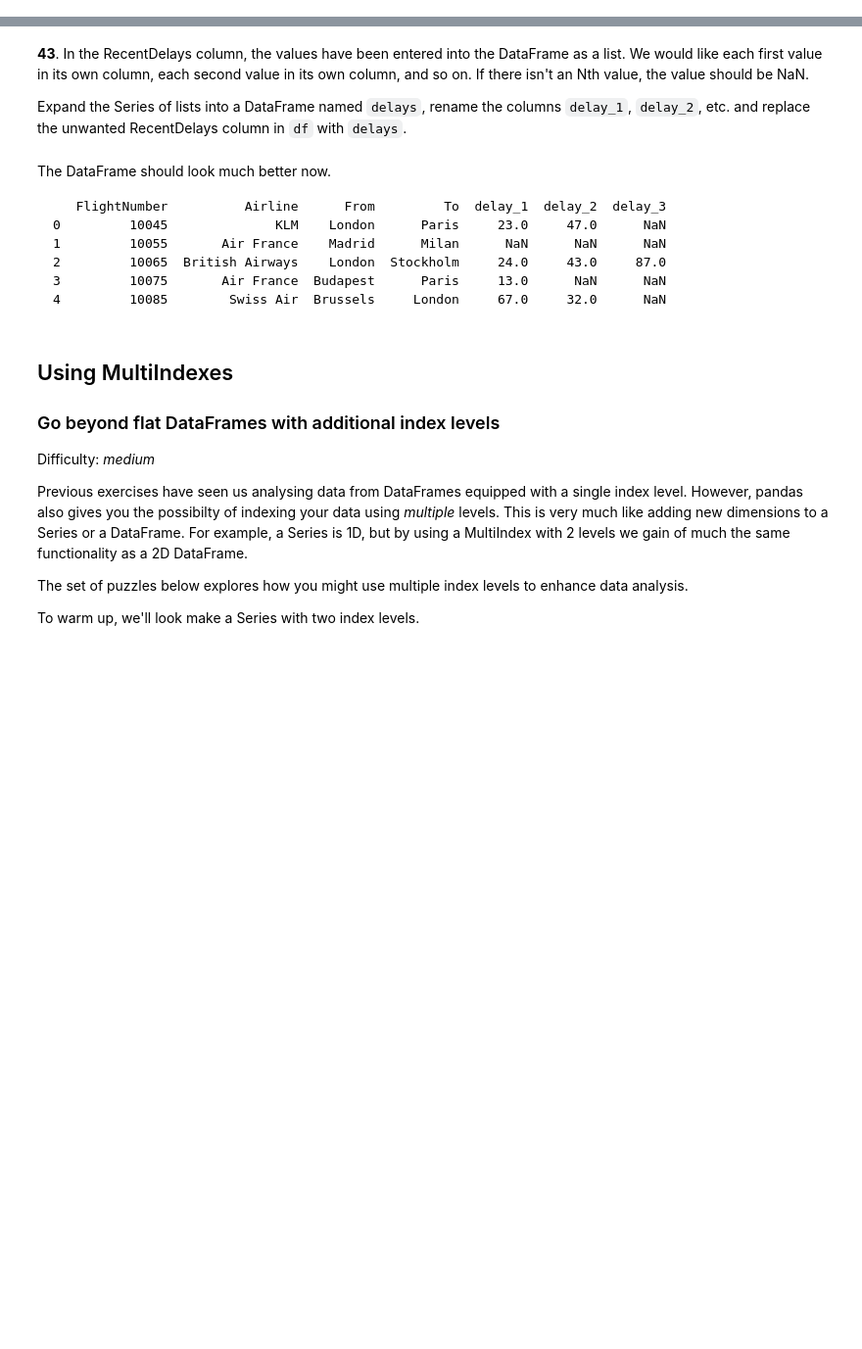
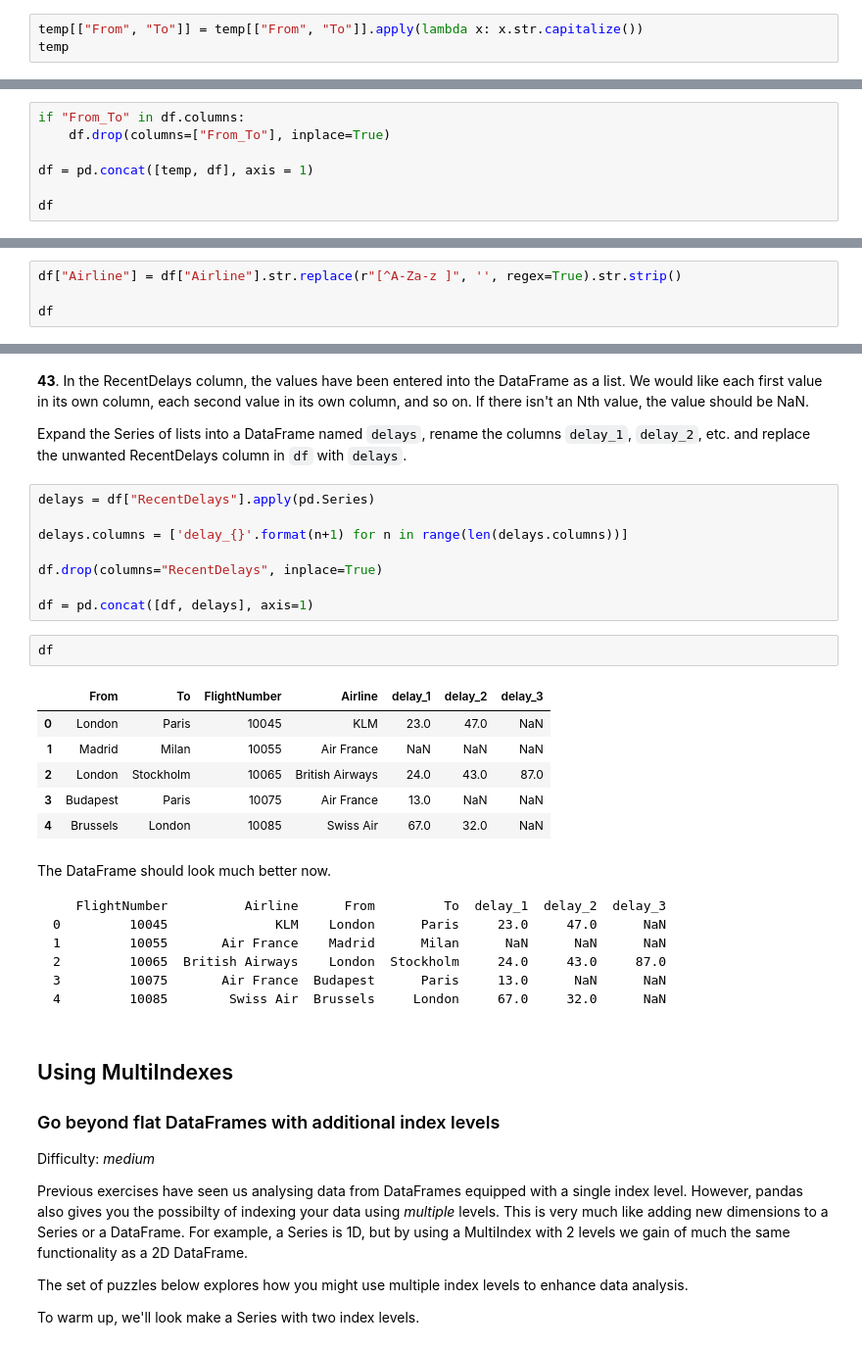
Before and after one commit to shahsmit2121/100-pandas-puzzles, a Jupyter notebook: 100-pandas-puzzles.ipynb, the cells around one changed output, grey strips where cells are left out. Shown at 98% size. Saved outputs shown, nothing was run; the diff lists cells and outputs as text; blank space fills up the shorter version.

````diff
--- a/100-pandas-puzzles.ipynb
+++ b/100-pandas-puzzles.ipynb
@@ -773,2 +892,5 @@ Formatted, it looks like this:
 # %% [markdown]
 **40.** Notice how the capitalisation of the city names is all mixed up in this temporary DataFrame 'temp'. Standardise the strings so that only the first letter is uppercase (e.g. "londON" should become "London".)
+# %%
+temp[["From", "To"]] = temp[["From", "To"]].apply(lambda x: x.str.capitalize())
+temp
@@ -775,2 +904,9 @@ Formatted, it looks like this:
 # %% [markdown]
 **41.** Delete the **From_To** column from `df` and attach the temporary DataFrame 'temp' from the previous questions.
+# %%
+if "From_To" in df.columns:
+    df.drop(columns=["From_To"], inplace=True)
+
+df = pd.concat([temp, df], axis = 1)
+
+df
@@ -777,2 +920,6 @@ Formatted, it looks like this:
 # %% [markdown]
 **42**. In the **Airline** column, you can see some extra puctuation and symbols have appeared around the airline names. Pull out just the airline name. E.g. `'(British Airways. )'` should become `'British Airways'`.
+# %%
+df["Airline"] = df["Airline"].str.replace(r"[^A-Za-z ]", '', regex=True).str.strip()
+
+df
@@ -780,6 +934,23 @@ Formatted, it looks like this:
 **43**. In the RecentDelays column, the values have been entered into the DataFrame as a list. We would like each first value in its own column, each second value in its own column, and so on. If there isn't an Nth value, the value should be NaN.
 
 Expand the Series of lists into a DataFrame named `delays`, rename the columns `delay_1`, `delay_2`, etc. and replace the unwanted RecentDelays column in `df` with `delays`.
+# %%
+delays = df["RecentDelays"].apply(pd.Series)
+
+delays.columns = ['delay_{}'.format(n+1) for n in range(len(delays.columns))]
+
+df.drop(columns="RecentDelays", inplace=True)
+
+df = pd.concat([df, delays], axis=1)
+# %%
+df
+# %% [output]
+|  | From | To | FlightNumber | Airline | delay_1 | delay_2 | delay_3 |
+| 0 | London | Paris | 10045 | KLM | 23.0 | 47.0 | NaN |
+| 1 | Madrid | Milan | 10055 | Air France | NaN | NaN | NaN |
+| 2 | London | Stockholm | 10065 | British Airways | 24.0 | 43.0 | 87.0 |
+| 3 | Budapest | Paris | 10075 | Air France | 13.0 | NaN | NaN |
+| 4 | Brussels | London | 10085 | Swiss Air | 67.0 | 32.0 | NaN |
 # %% [markdown]
 The DataFrame should look much better now.
 ```
````
Also changed, not shown: parts of 35 cells of this notebook.
